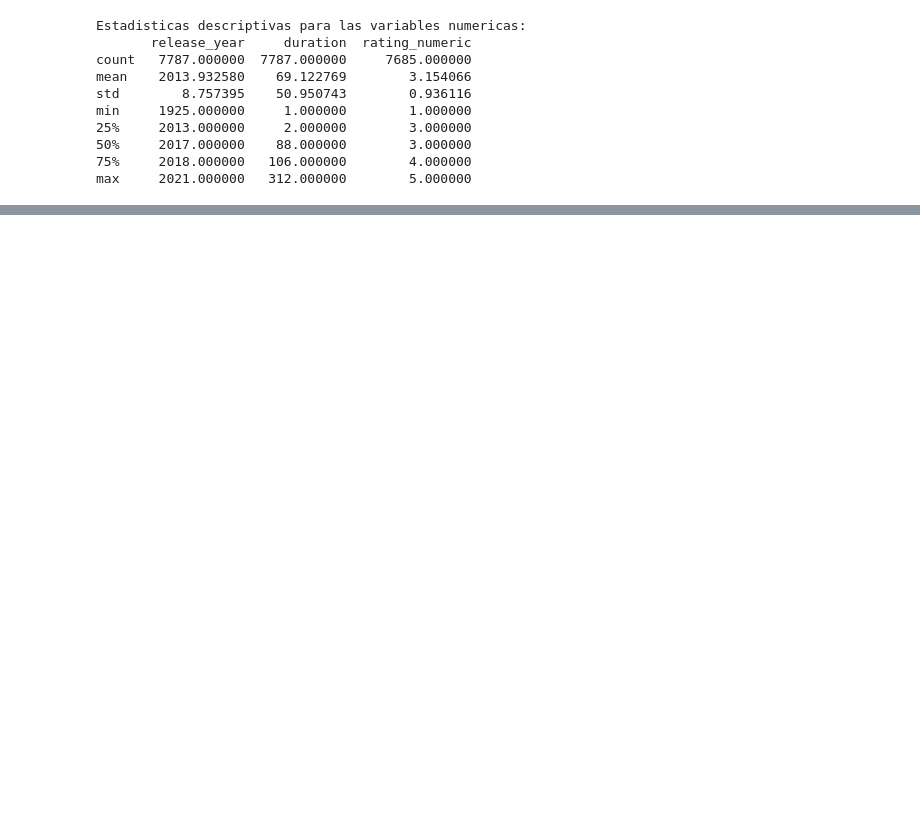
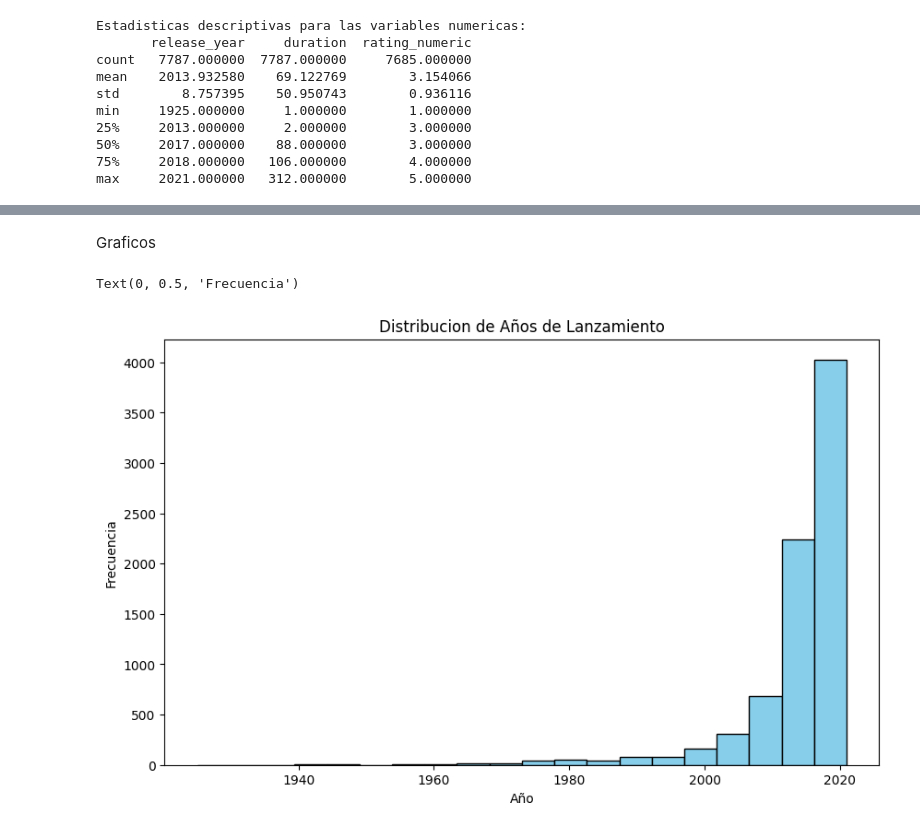
Before and after one commit to GaelGarciaSanchez/Optativa-Profesional, a Jupyter notebook: BDNetflix.ipynb, the cells around one changed output, grey strips where cells are left out. Cells and saved outputs as stored; diff of their text form; code cells hidden in the pictures; blank space fills up the shorter version.

```diff
--- a/BDNetflix.ipynb
+++ b/BDNetflix.ipynb
@@ -126,6 +125,8 @@ min         1.000000
 75%         4.000000
 max         5.000000
 Name: rating_numeric, dtype: float64
+# %%
+df['rating_numeric'] = df['rating_numeric'].fillna(0)
 # %%
 df.head()
 # %% [output]
@@ -139,6 +140,8 @@ df.head()
 numeric_columns = ['release_year','duration','rating_numeric']
 print("Estadisticas descriptivas para las variables numericas:")
 print(df[numeric_columns].describe())
+
+df['rating_numeric'] = df['rating_numeric'].fillna(0)
 # %% [output]
 Estadisticas descriptivas para las variables numericas:
        release_year     duration  rating_numeric
@@ -152,0 +253,15 @@ max     2021.000000   312.000000        5.000000
+# %%
+#manejo de datos faltantes o duplicados
+df.dropna(subset=['director'], inplace=True)
+df.drop_duplicates(inplace=True)
+# %% [markdown]
+Graficos
+# %%
+plt.figure(figsize=(10, 6))
+plt.hist(df['release_year'], bins=20, color='skyblue', edgecolor='black')
+plt.title('Distribucion de Años de Lanzamiento')
+plt.xlabel('Año')
+plt.ylabel('Frecuencia')
+# %% [output]
+Text(0, 0.5, 'Frecuencia')
+[figure, added]
```
Also changed, not shown: parts of 10 cells of this notebook.
